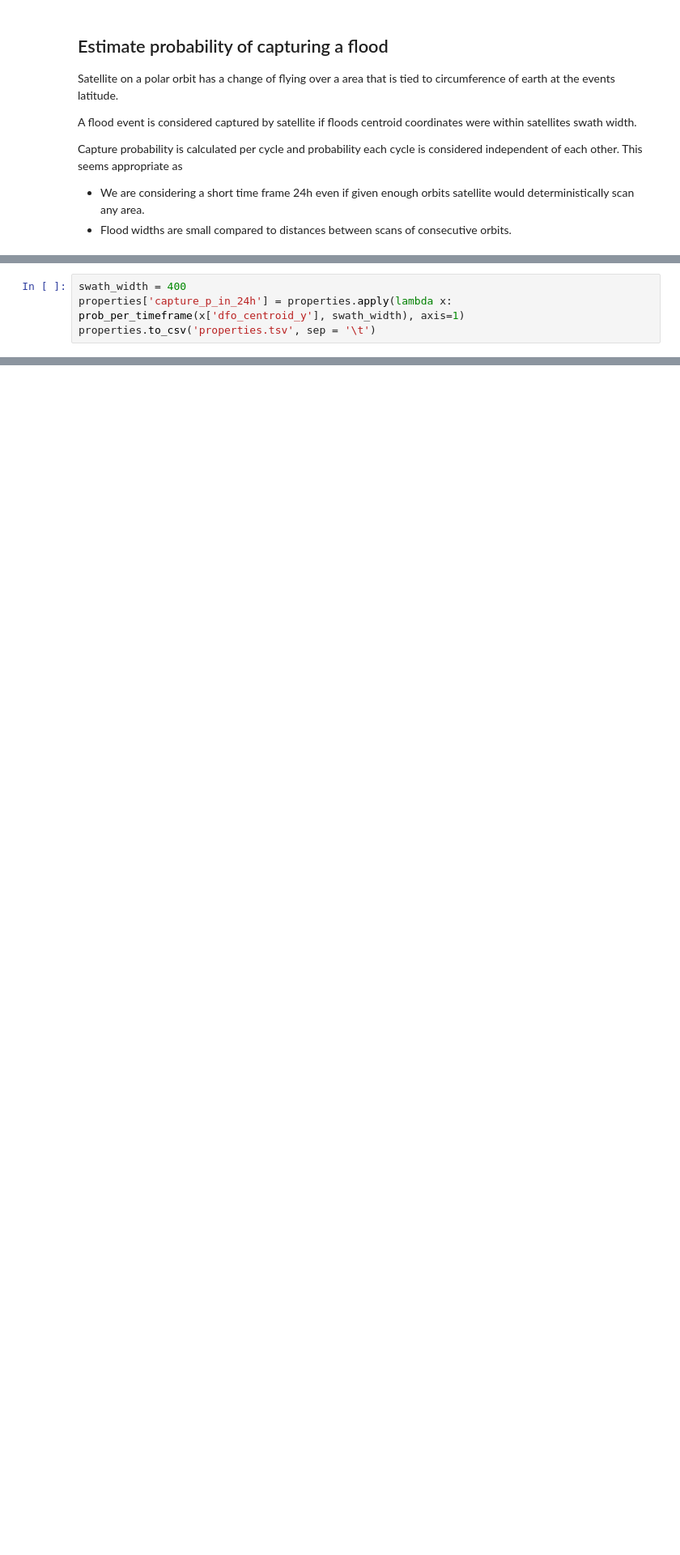
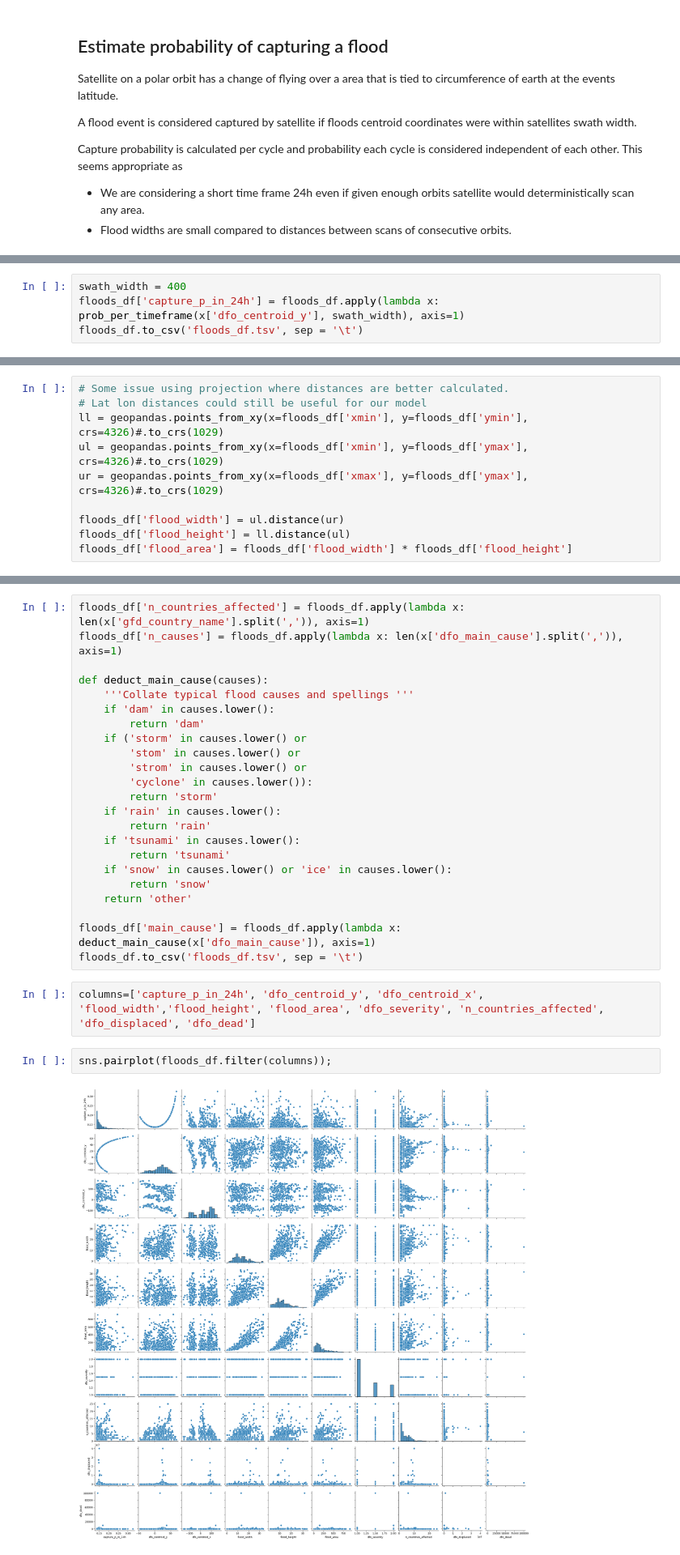
Before and after one commit to vkopo/flood, a Jupyter notebook: flood.ipynb, the cells around one changed output, grey strips where cells are left out. Shown at 81% size. Saved outputs shown, nothing was run; the diff lists cells and outputs as text; blank space fills up the shorter version.

Commit message:
Add features and plot them

```diff
--- a/flood.ipynb
+++ b/flood.ipynb
@@ -75,5 +77,5 @@ def prob_per_timeframe(lat, swath_width, flood_width=0, time=24):
     return(1-pow(1-p, orbits))
 # %%
 swath_width = 400
-properties['capture_p_in_24h'] = properties.apply(lambda x: prob_per_timeframe(x['dfo_centroid_y'], swath_width), axis=1)
-properties.to_csv('properties.tsv', sep = '\t')
+floods_df['capture_p_in_24h'] = floods_df.apply(lambda x: prob_per_timeframe(x['dfo_centroid_y'], swath_width), axis=1)
+floods_df.to_csv('floods_df.tsv', sep = '\t')
@@ -79,0 +86,10 @@ properties.to_csv('properties.tsv', sep = '\t')
+# %%
+# Some issue using projection where distances are better calculated.
+# Lat lon distances could still be useful for our model
+ll = geopandas.points_from_xy(x=floods_df['xmin'], y=floods_df['ymin'], crs=4326)#.to_crs(1029)
+ul = geopandas.points_from_xy(x=floods_df['xmin'], y=floods_df['ymax'], crs=4326)#.to_crs(1029)
+ur = geopandas.points_from_xy(x=floods_df['xmax'], y=floods_df['ymax'], crs=4326)#.to_crs(1029)
+
+floods_df['flood_width'] = ul.distance(ur)
+floods_df['flood_height'] = ll.distance(ul)
+floods_df['flood_area'] = floods_df['flood_width'] * floods_df['flood_height']
@@ -79,0 +100,29 @@ properties.to_csv('properties.tsv', sep = '\t')
+# %%
+floods_df['n_countries_affected'] = floods_df.apply(lambda x: len(x['gfd_country_name'].split(',')), axis=1)
+floods_df['n_causes'] = floods_df.apply(lambda x: len(x['dfo_main_cause'].split(',')), axis=1)
+
+def deduct_main_cause(causes):
+    '''Collate typical flood causes and spellings '''
+    if 'dam' in causes.lower():
+        return 'dam'
+    if ('storm' in causes.lower() or
+        'stom' in causes.lower() or
+        'strom' in causes.lower() or
+        'cyclone' in causes.lower()):
+        return 'storm'
+    if 'rain' in causes.lower():
+        return 'rain'
+    if 'tsunami' in causes.lower():
+        return 'tsunami'
+    if 'snow' in causes.lower() or 'ice' in causes.lower():
+        return 'snow'
+    return 'other'
+
+floods_df['main_cause'] = floods_df.apply(lambda x: deduct_main_cause(x['dfo_main_cause']), axis=1)
+floods_df.to_csv('floods_df.tsv', sep = '\t')
+# %%
+columns=['capture_p_in_24h', 'dfo_centroid_y', 'dfo_centroid_x', 'flood_width','flood_height', 'flood_area', 'dfo_severity', 'n_countries_affected', 'dfo_displaced', 'dfo_dead']
+# %%
+sns.pairplot(floods_df.filter(columns));
+# %% [output]
+[figure, added]
```
Also changed, not shown: parts of 9 cells of this notebook.
